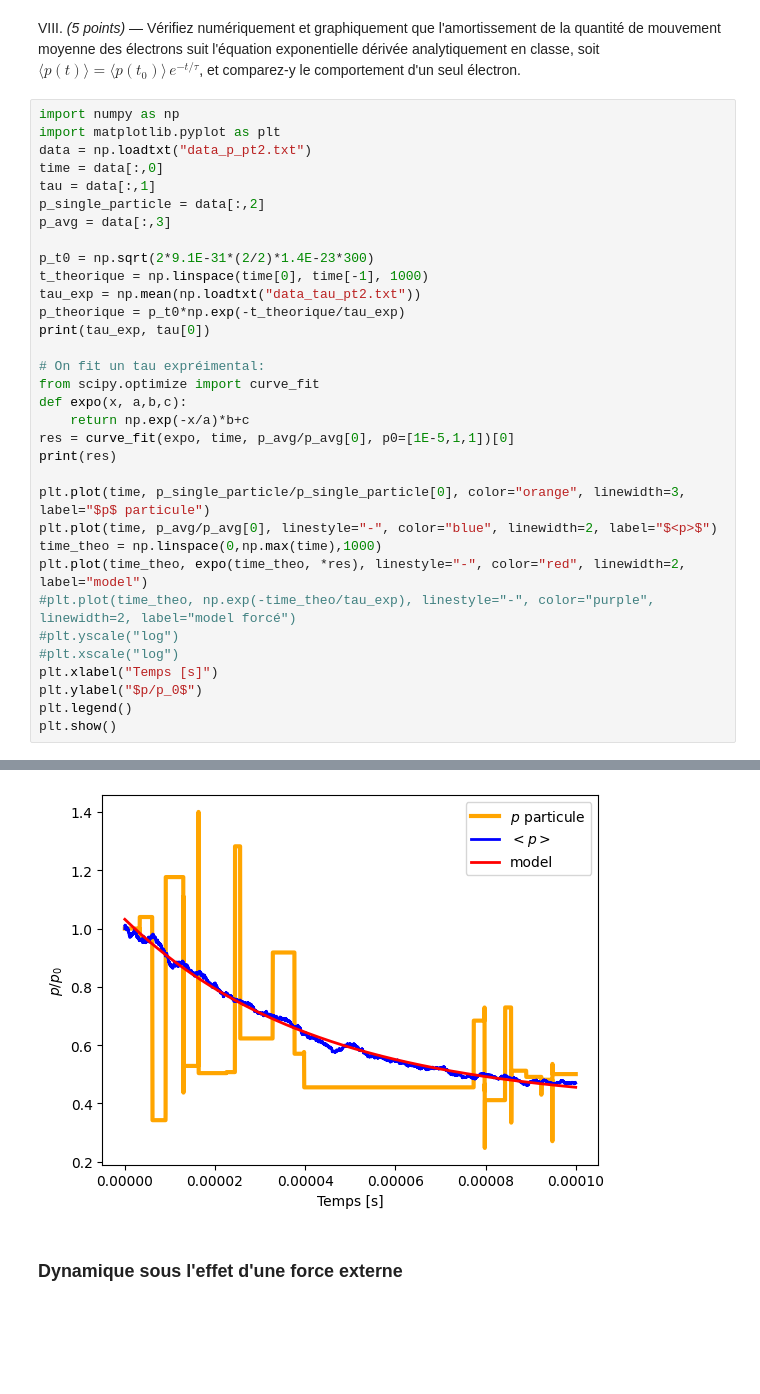
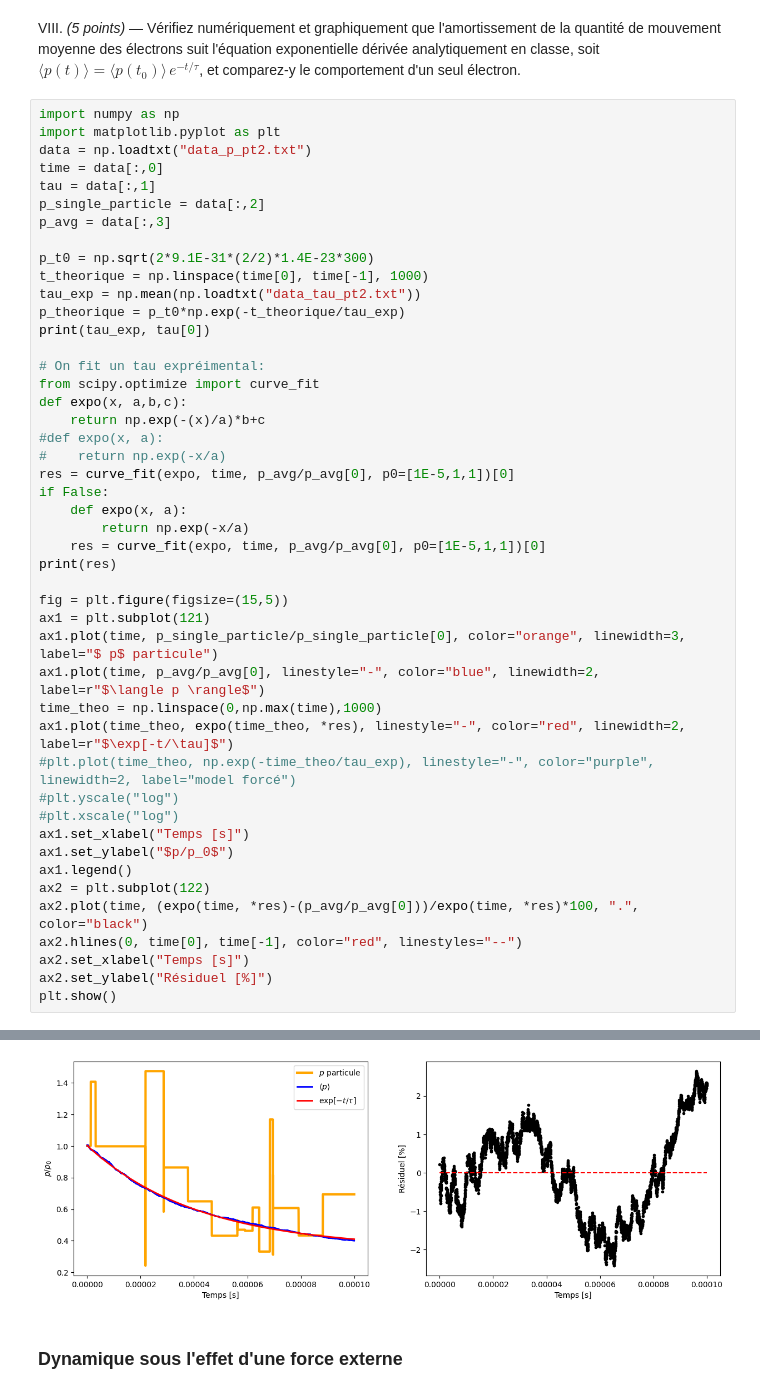
Before and after one commit to oliviergilbertastro/Laboratoires, a Jupyter notebook: PHY-3003/DrudeTP_Part2_h25.ipynb, the cells around one changed output, grey strips where cells are left out. Drawn from its saved outputs; the diff is of its cells as text; blank space fills up the shorter version.

```diff
--- a/PHY-3003/DrudeTP_Part2_h25.ipynb
+++ b/PHY-3003/DrudeTP_Part2_h25.ipynb
@@ -62,19 +62,32 @@ print(tau_exp, tau[0])
 # On fit un tau expréimental:
 from scipy.optimize import curve_fit
 def expo(x, a,b,c):
-    return np.exp(-x/a)*b+c
+    return np.exp(-(x)/a)*b+c
+#def expo(x, a):
+#    return np.exp(-x/a)
 res = curve_fit(expo, time, p_avg/p_avg[0], p0=[1E-5,1,1])[0]
+if False:
+    def expo(x, a):
+        return np.exp(-x/a)
+    res = curve_fit(expo, time, p_avg/p_avg[0], p0=[1E-5,1,1])[0]
 print(res)
 
-plt.plot(time, p_single_particle/p_single_particle[0], color="orange", linewidth=3, label="$p$ particule")
-plt.plot(time, p_avg/p_avg[0], linestyle="-", color="blue", linewidth=2, label="$<p>$")
+fig = plt.figure(figsize=(15,5))
+ax1 = plt.subplot(121)
+ax1.plot(time, p_single_particle/p_single_particle[0], color="orange", linewidth=3, label="$ p$ particule")
+ax1.plot(time, p_avg/p_avg[0], linestyle="-", color="blue", linewidth=2, label=r"$\langle p \rangle$")
 time_theo = np.linspace(0,np.max(time),1000)
-plt.plot(time_theo, expo(time_theo, *res), linestyle="-", color="red", linewidth=2, label="model")
+ax1.plot(time_theo, expo(time_theo, *res), linestyle="-", color="red", linewidth=2, label=r"$\exp[-t/\tau]$")
 #plt.plot(time_theo, np.exp(-time_theo/tau_exp), linestyle="-", color="purple", linewidth=2, label="model forcé")
 #plt.yscale("log")
 #plt.xscale("log")
-plt.xlabel("Temps [s]")
-plt.ylabel("$p/p_0$")
-plt.legend()
+ax1.set_xlabel("Temps [s]")
+ax1.set_ylabel("$p/p_0$")
+ax1.legend()
+ax2 = plt.subplot(122)
+ax2.plot(time, (expo(time, *res)-(p_avg/p_avg[0]))/expo(time, *res)*100, ".", color="black")
+ax2.hlines(0, time[0], time[-1], color="red", linestyles="--")
+ax2.set_xlabel("Temps [s]")
+ax2.set_ylabel("Résiduel [%]")
 plt.show()
 # %% [output]
@@ -83,4 +96,4 @@ plt.show()
-[figure, old version]
+[figure, new version]
 # %% [markdown]
 ### Dynamique sous l'effet d'une force externe ###
 # %% [markdown]
```
Also changed, not shown: parts of 1 cell of this notebook, 4 other files.
